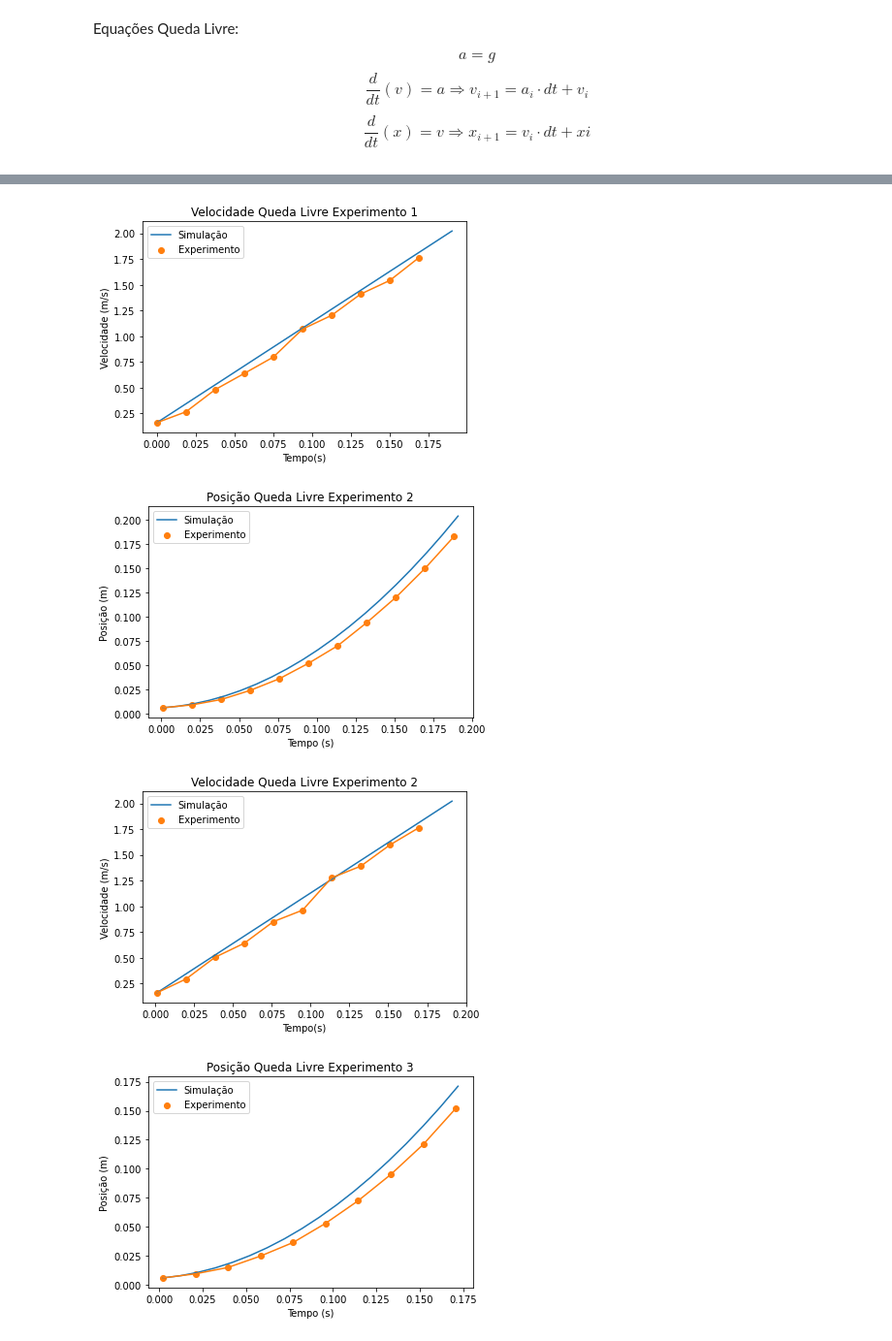
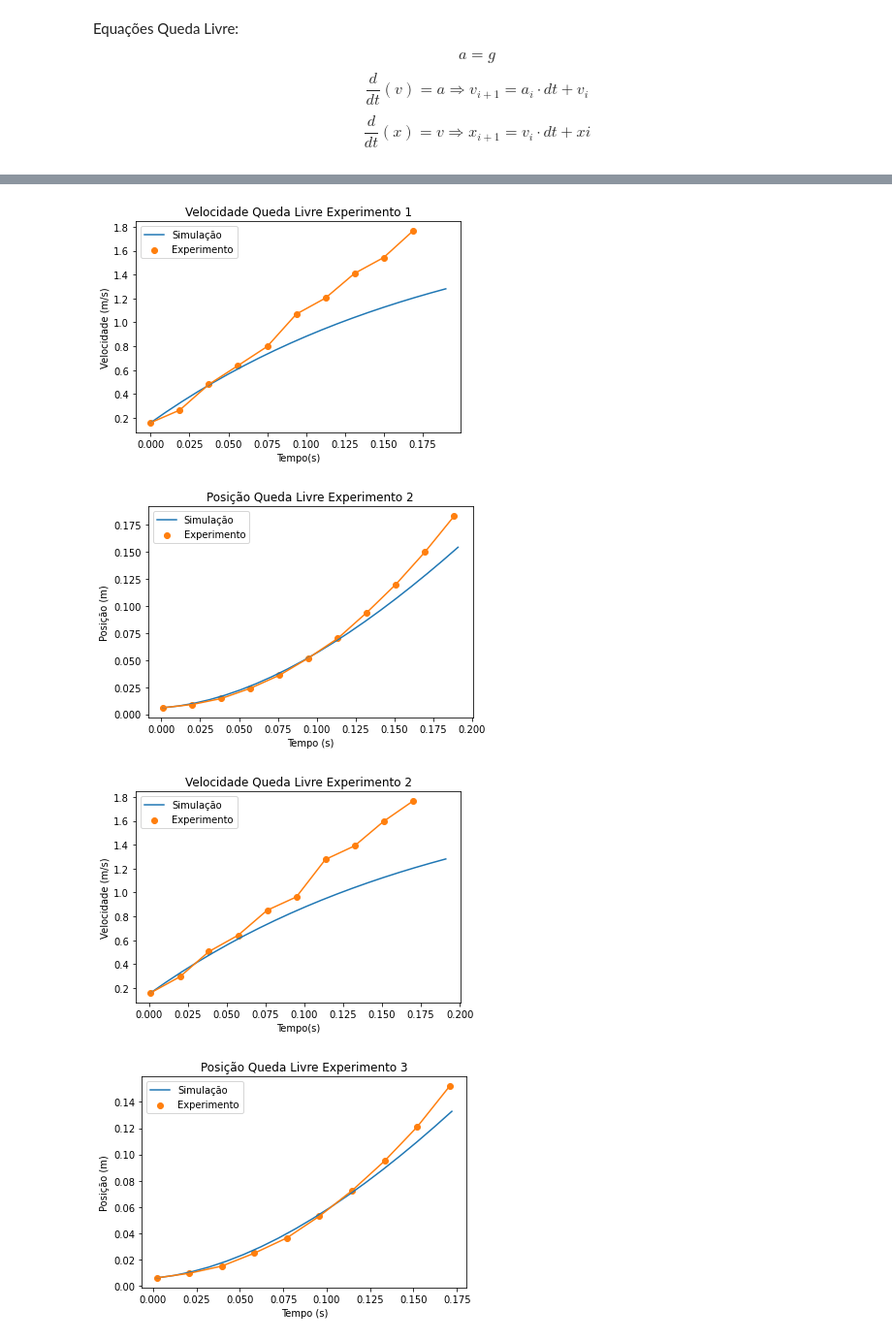
Before and after one commit to likury/EP2Modelagem, a Jupyter notebook: Simulação.ipynb, the cells around one changed output, grey strips where cells are left out. Shown at 97% size. Drawn from its saved outputs; the diff is of its cells as text; code cells hidden in the pictures.

Commit message:
added rate function with drag for free fall

```diff
--- a/Simulação.ipynb
+++ b/Simulação.ipynb
@@ -91,6 +91,16 @@ def ratesFreeFall(s,dt):
     r0 = s[1]*dt #+thetai
     r1 = g*dt
     r2 = dt
+    return np.array([r0,r1,r2])
+
+def ratesFreeFallWithDrag(s, dt):
+    g = 9.8
+    dragCoefficient = 5
+    a = 9.8 - dragCoefficient*s[1]
+    r0 = s[1]*dt #+thetai
+    r1 = a*dt
+    r2 = dt
+
     return np.array([r0,r1,r2])
 
 def ratesPendulum(s,dt):
@@ -135,6 +145,5 @@ def main(df, positionName, experimentName, rateFunction, positionUnity):
         easyPlot2D(vtime, vx, f'Posição {experimentName} Experimento {ex}', dff, positionName, 'Tempo (s)', f'Posição ({positionUnity})')
         easyPlot2D(vtime, vv, f'Velocidade {experimentName} Experimento {ex}', dff, 'velocity', 'Tempo(s)', f'Velocidade ({positionUnity}/s)')
 
-main(dfFF, 'position', 'Queda Livre', ratesFreeFall, 'm')
-main(dfP, 'angle', 'Pêndulo', ratesPendulum, 'rad')
+main(dfFF, 'position', 'Queda Livre', ratesFreeFallWithDrag, 'm')
 # %% [output]
@@ -142,4 +151,4 @@ main(dfP, 'angle', 'Pêndulo', ratesPendulum, 'rad')
-[figure, old version]
+[figure, new version]
-[figure, old version]
+[figure, new version]
-[figure, old version]
+[figure, new version]
-[figure, old version]
+[figure, new version]
```
Also changed, not shown: parts of 1 cell of this notebook.
